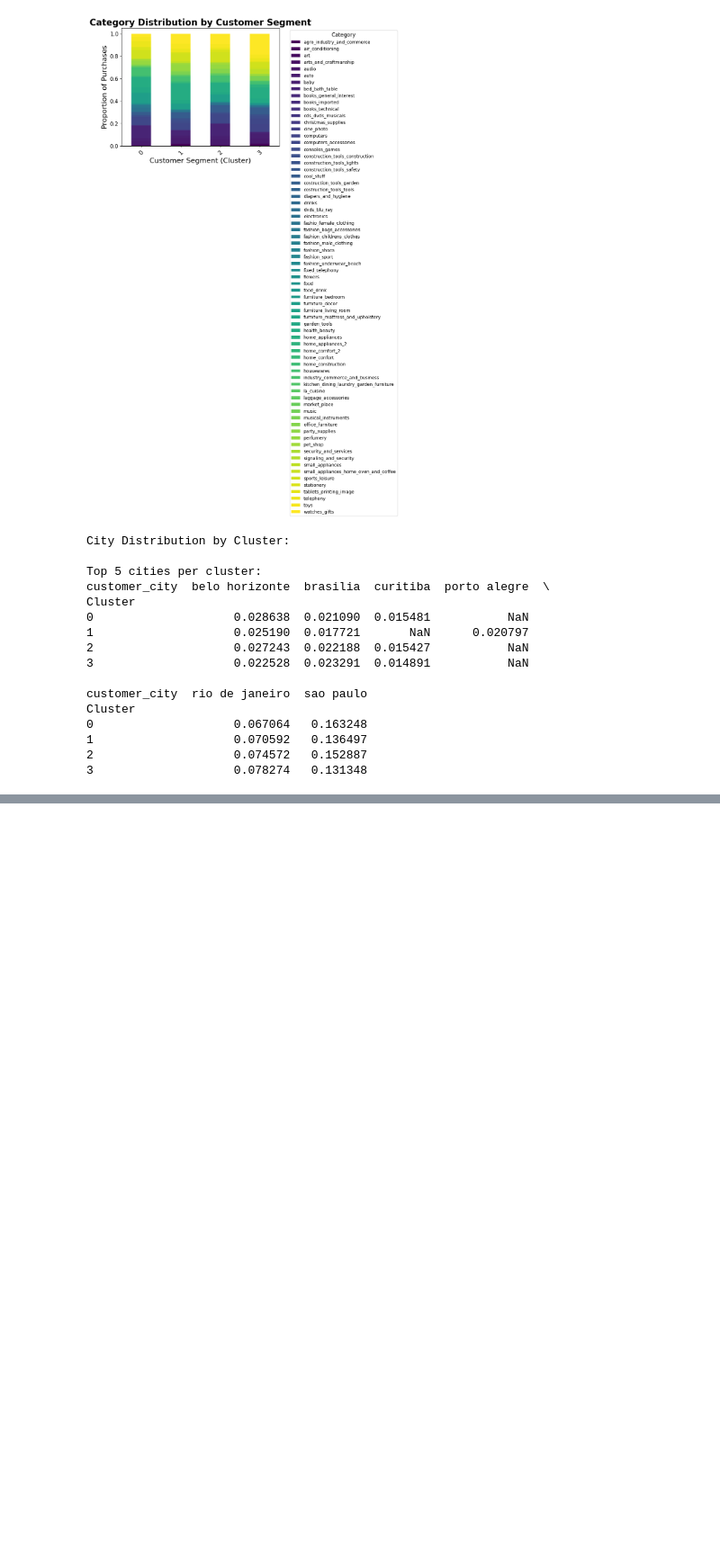
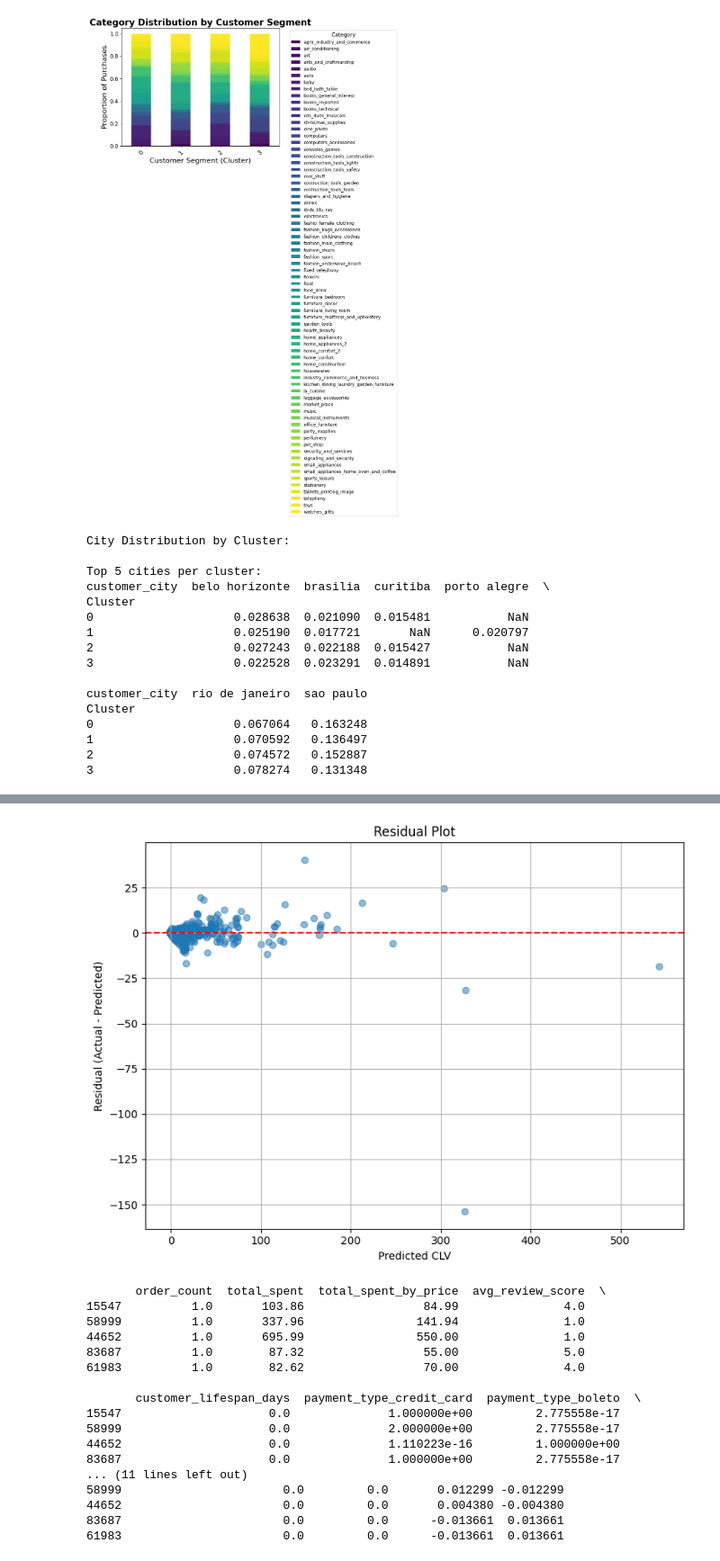
Before and after one commit to Many871027/BigQuery-Python-Machine-Learning-Unlocking-E-commerce-Value, a Jupyter notebook: E-comerce&Cloud.ipynb, the cells around one changed output, grey strips where cells are left out. Shown at 90% size. Cells and saved outputs as stored; diff of their text form; code cells hidden in the pictures; blank space fills up the shorter version.

```diff
--- a/E-comerce&Cloud.ipynb
+++ b/E-comerce&Cloud.ipynb
@@ -686,0 +1014,34 @@ Product category names translated and merged successfully.
+# %%
+# --- 8.3.d.  Error Analysis (Residual Plot) ---
+
+df_comparison['residual'] = df_comparison['actual_clv'] - df_comparison['predicted_clv']
+plt.figure(figsize=(8, 6))
+plt.scatter(df_comparison['predicted_clv'], df_comparison['residual'], alpha=0.5)
+plt.axhline(y=0, color='r', linestyle='--')  # Add a horizontal line at y=0
+plt.xlabel('Predicted CLV')
+plt.ylabel('Residual (Actual - Predicted)')
+plt.title('Residual Plot')
+plt.grid(True)
+plt.tight_layout()
+plt.show()
+
+print(df_comparison.head())
+# %% [output]
+[figure, added]
+       order_count  total_spent  total_spent_by_price  avg_review_score  \
+15547          1.0       103.86                 84.99               4.0
+58999          1.0       337.96                141.94               1.0
+44652          1.0       695.99                550.00               1.0
+83687          1.0        87.32                 55.00               5.0
+61983          1.0        82.62                 70.00               4.0
+
+       customer_lifespan_days  payment_type_credit_card  payment_type_boleto  \
+15547                     0.0              1.000000e+00         2.775558e-17
+58999                     0.0              2.000000e+00         2.775558e-17
+44652                     0.0              1.110223e-16         1.000000e+00
+83687                     0.0              1.000000e+00         2.775558e-17
+... (11 lines left out)
+58999                       0.0         0.0       0.012299 -0.012299
+44652                       0.0         0.0       0.004380 -0.004380
+83687                       0.0         0.0      -0.013661  0.013661
+61983                       0.0         0.0      -0.013661  0.013661
```
Also changed, not shown: parts of 18 cells of this notebook, 2 other files.
